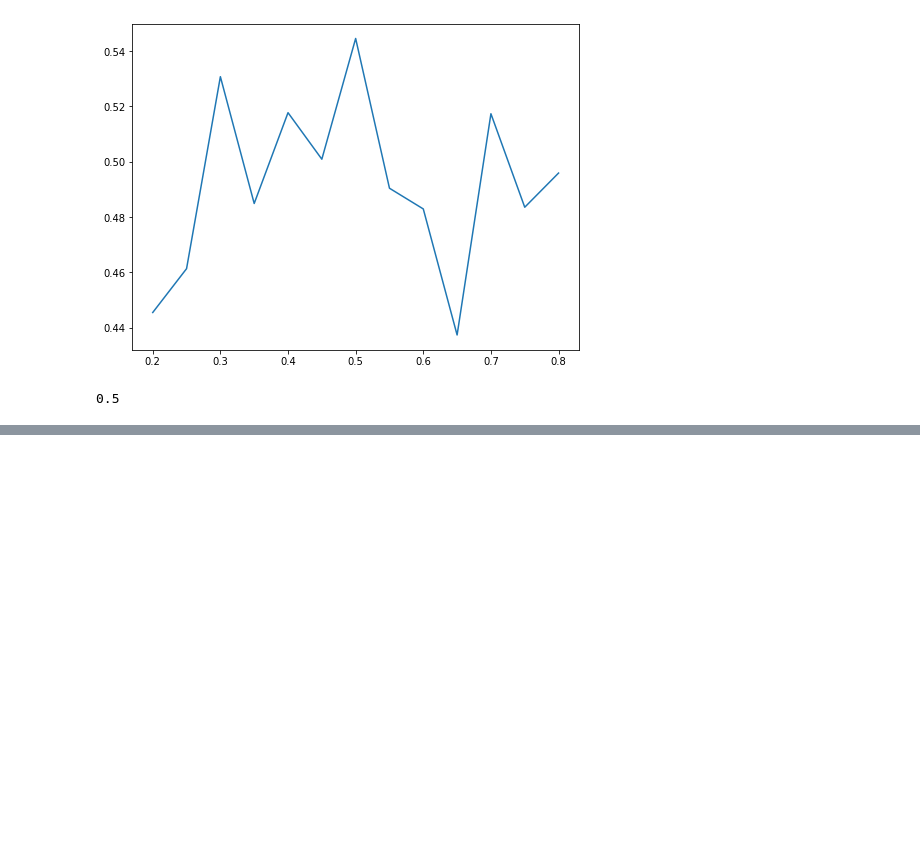
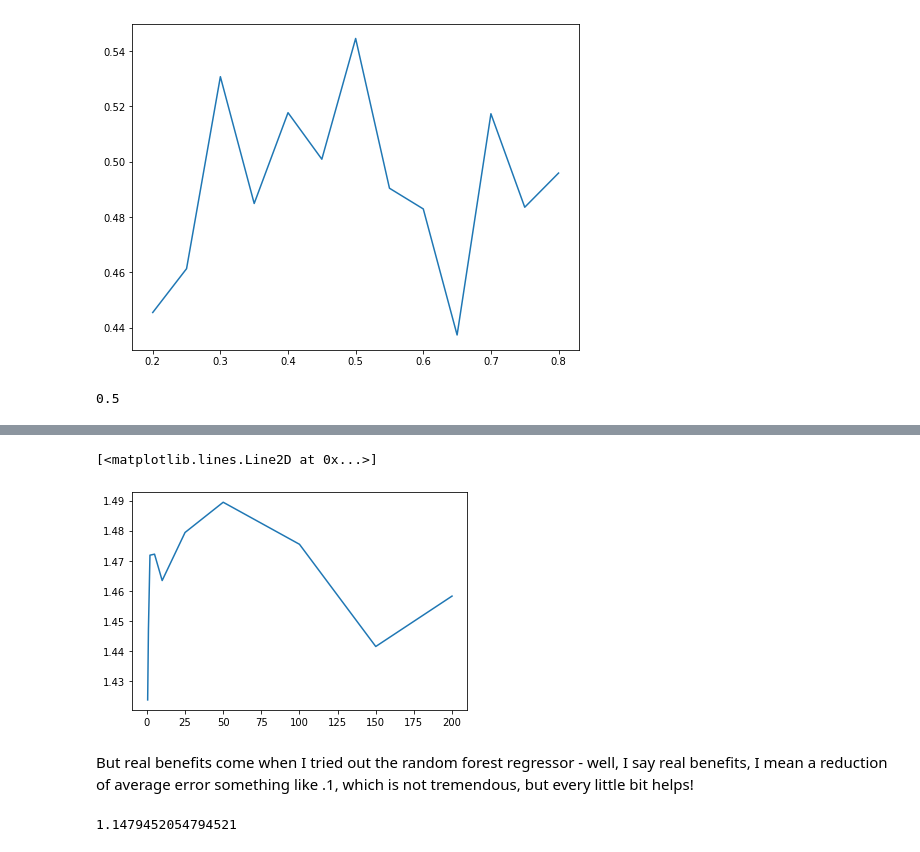
Before and after one commit to max-miller/apocalypse_cooking, a Jupyter notebook: data_prep_and_modeling.ipynb, the cells around one changed output, grey strips where cells are left out. Drawn from its saved outputs; the diff is of its cells as text; code cells hidden in the pictures; blank space fills up the shorter version.

```diff
--- a/data_prep_and_modeling.ipynb
+++ b/data_prep_and_modeling.ipynb
@@ -596,0 +534,2 @@ print(f'Recall: {recall_score(y_test,y_pred)}')
+# %%
+master_ratings.dropna(inplace=True)
@@ -596,0 +584,21 @@ print(f'Recall: {recall_score(y_test,y_pred)}')
+# %%
+alphas = [.5,1,2,5,10,25,50,100,150,200]
+avg_mae = []
+for alpha in alphas:
+    maes = []
+    for n in range(0,10):
+        X_train, X_test, y_train, y_test = train_test_split(master_ratings['item_list'],
+                                                            master_ratings['item_rating'])
+        fitted = count_vectorizer.fit_transform(X_train)
+        fitted_test = count_vectorizer.transform(X_test)
+        lasso = Lasso(alpha=alpha)
+        lasso.fit(fitted,y_train)
+        y_pred = lasso.predict(fitted_test)
+        maes.append(mean_absolute_error(y_test,y_pred))
+    avg_mae.append(np.average(maes))
+plt.plot(alphas, avg_mae)
+# %% [output]
+[<matplotlib.lines.Line2D at 0x...>]
+[figure, added]
+# %% [markdown]
+But real benefits come when I tried out the random forest regressor - well, I say real benefits, I mean a reduction of average error something like .1, which is not tremendous, but every little bit helps!
@@ -596,0 +607,14 @@ print(f'Recall: {recall_score(y_test,y_pred)}')
+# %%
+from sklearn.ensemble import RandomForestRegressor
+rfr = RandomForestRegressor()
+X_train, X_test, y_train, y_test = train_test_split(master_ratings[['instructions','cooking_time',
+                                                                    'instructions_lengths']],
+                                                    master_ratings['instructions_rating'])
+fitted = count_vectorizer.fit_transform(X_train['instructions'])
+fitted_test = count_vectorizer.transform(X_test['instructions'])
+rfr.fit(fitted,y_train)
+y_pred = rfr.predict(fitted_test)
+y_train_pred = rfr.predict(fitted)
+print(mean_absolute_error(y_test,y_pred))
+# %% [output]
+1.1479452054794521
```
Also changed, not shown: parts of 32 cells of this notebook.
